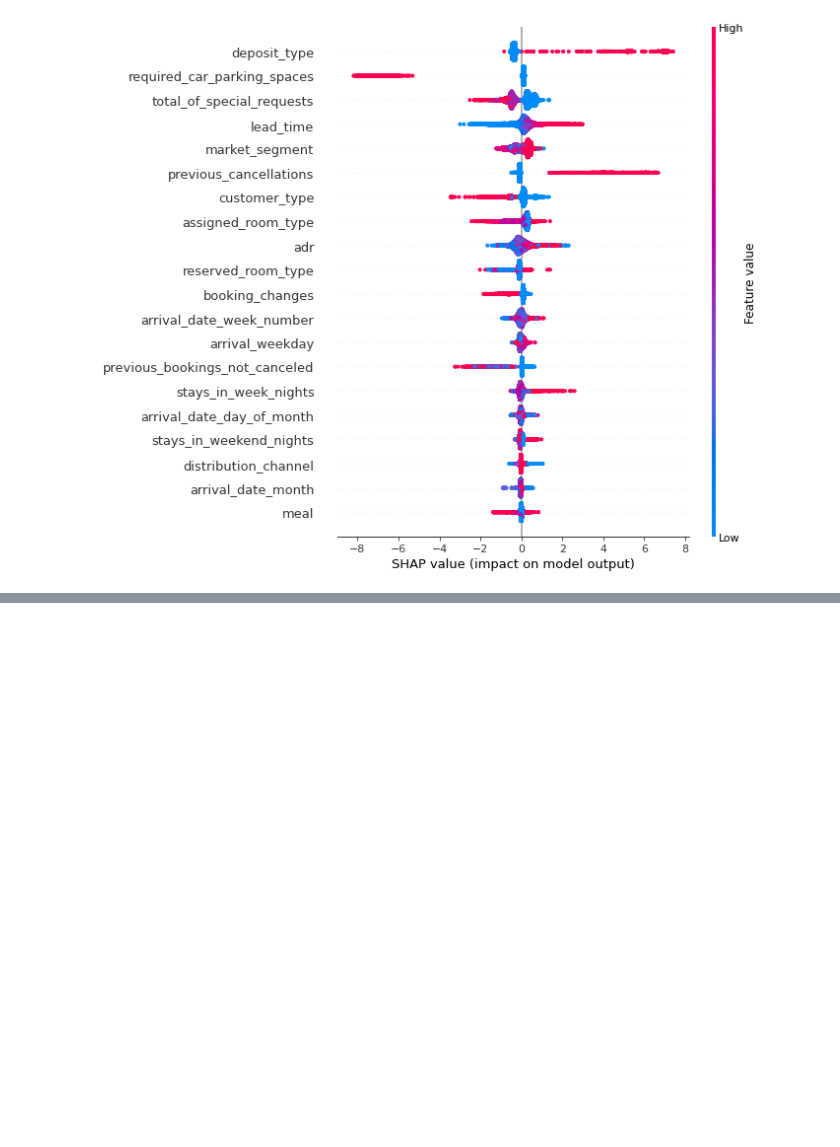
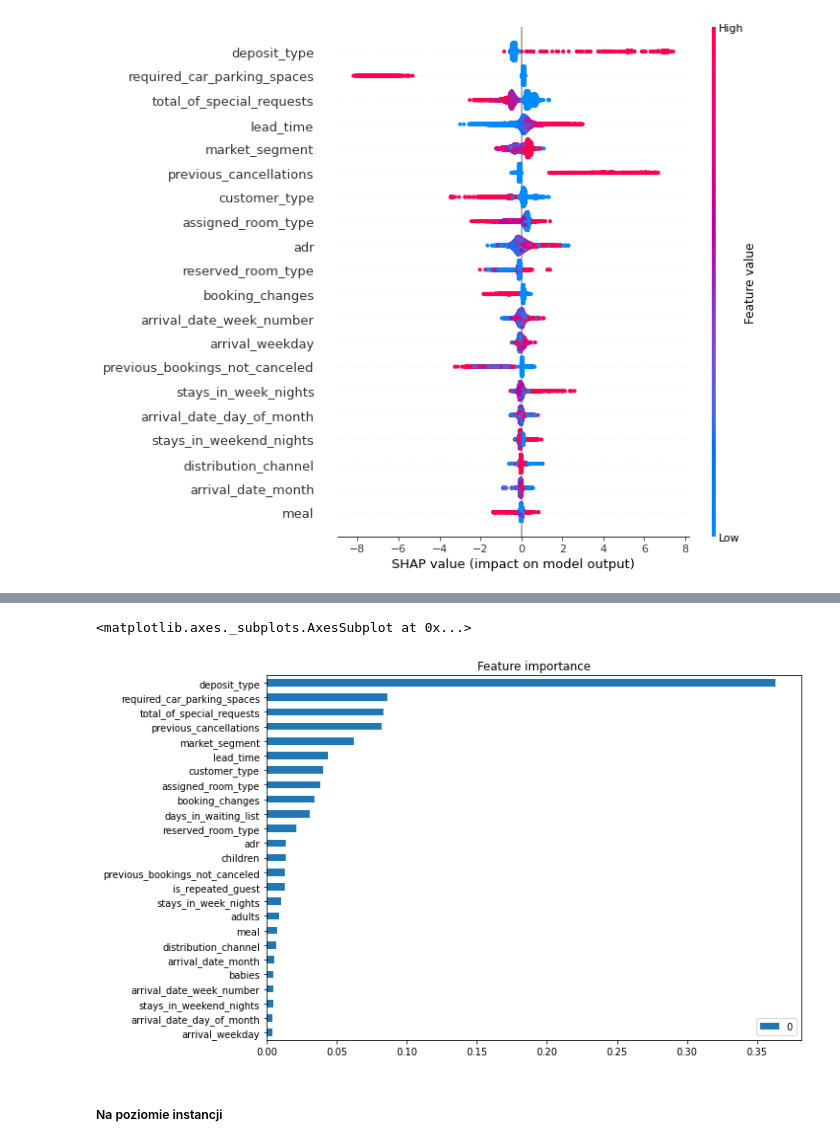
Before and after one commit to wdomitrz/iml-team_3, a Jupyter notebook: cancellation/booking_cancelation.ipynb, the cells around one changed output, grey strips where cells are left out. Saved outputs shown, nothing was run; the diff lists cells and outputs as text; code cells hidden in the pictures; blank space fills up the shorter version.

```diff
--- a/cancellation/booking_cancelation.ipynb
+++ b/cancellation/booking_cancelation.ipynb
@@ -173,0 +238,10 @@ shap.summary_plot(shap_values, X_test)
+# %%
+feature_importance = pd.DataFrame(xgb.feature_importances_, index=X_train.columns)
+# %%
+feature_importance.sort_values(by=0).plot(kind='barh', figsize=(10, 7),
+                                         title="Feature importance")
+# %% [output]
+<matplotlib.axes._subplots.AxesSubplot at 0x...>
+[figure, added]
+# %% [markdown]
+##### Na poziomie instancji
```
Also changed, not shown: parts of 17 cells of this notebook.
